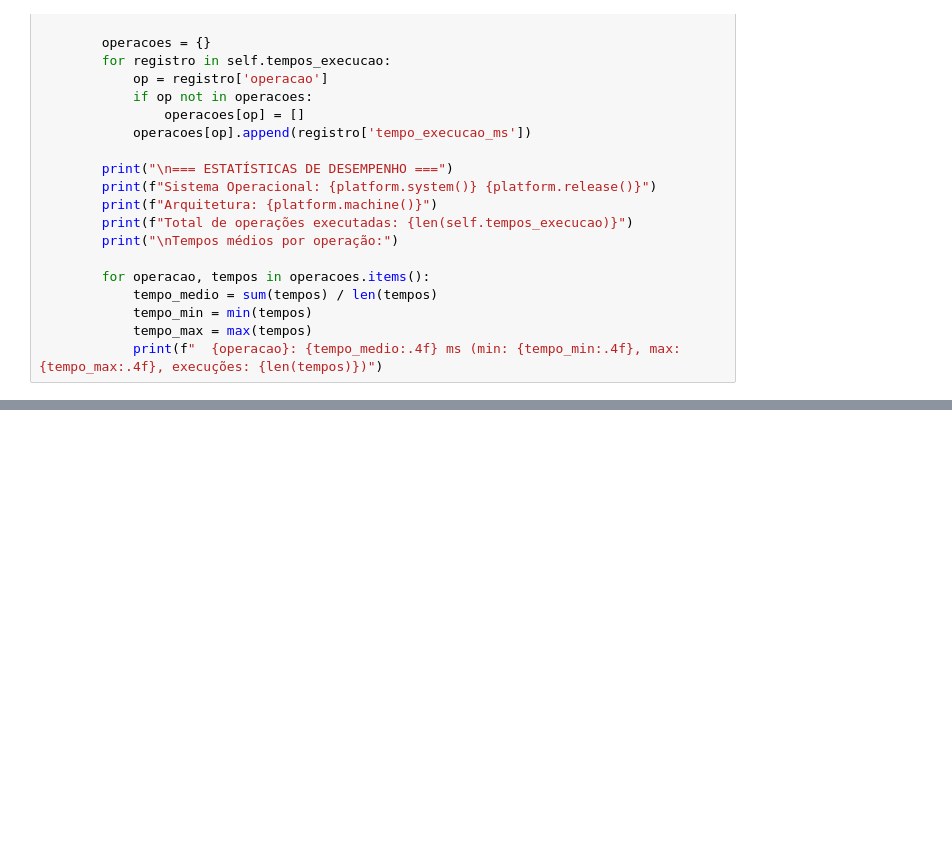
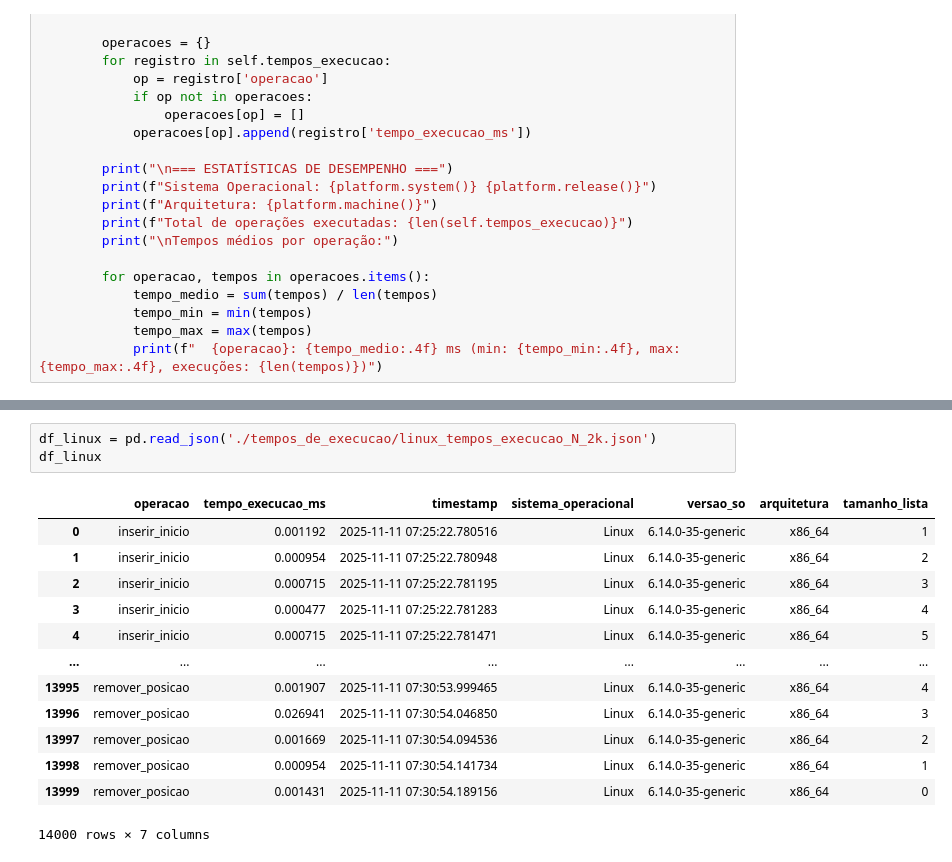
Before and after one commit to Dev-RMV/PB_Ciencia_da_Computacao, a Jupyter notebook: lista_encadeada.ipynb, the cells around one changed output, grey strips where cells are left out. Cells and saved outputs as stored; diff of their text form; blank space fills up the shorter version.

Commit message:
Benchmark no linux

```diff
--- a/lista_encadeada.ipynb
+++ b/lista_encadeada.ipynb
@@ -471,3 +471,20 @@ df
 | 17498 | remover_posicao | 0.001669 | 2025-11-11 06:57:45.992516 | Windows | 11 | AMD64 | 1 |
 | 17499 | remover_posicao | 0.001669 | 2025-11-11 06:57:46.088065 | Windows | 11 | AMD64 | 0 |
 17500 rows × 7 columns
+# %%
+df_linux = pd.read_json('./tempos_de_execucao/linux_tempos_execucao_N_2k.json')
+df_linux
+# %% [output]
+|  | operacao | tempo_execucao_ms | timestamp | sistema_operacional | versao_so | arquitetura | tamanho_lista |
+| 0 | inserir_inicio | 0.001192 | 2025-11-11 07:25:22.780516 | Linux | 6.14.0-35-generic | x86_64 | 1 |
+| 1 | inserir_inicio | 0.000954 | 2025-11-11 07:25:22.780948 | Linux | 6.14.0-35-generic | x86_64 | 2 |
+| 2 | inserir_inicio | 0.000715 | 2025-11-11 07:25:22.781195 | Linux | 6.14.0-35-generic | x86_64 | 3 |
+| 3 | inserir_inicio | 0.000477 | 2025-11-11 07:25:22.781283 | Linux | 6.14.0-35-generic | x86_64 | 4 |
+| 4 | inserir_inicio | 0.000715 | 2025-11-11 07:25:22.781471 | Linux | 6.14.0-35-generic | x86_64 | 5 |
+| ... | ... | ... | ... | ... | ... | ... | ... |
+| 13995 | remover_posicao | 0.001907 | 2025-11-11 07:30:53.999465 | Linux | 6.14.0-35-generic | x86_64 | 4 |
+| 13996 | remover_posicao | 0.026941 | 2025-11-11 07:30:54.046850 | Linux | 6.14.0-35-generic | x86_64 | 3 |
+| 13997 | remover_posicao | 0.001669 | 2025-11-11 07:30:54.094536 | Linux | 6.14.0-35-generic | x86_64 | 2 |
+| 13998 | remover_posicao | 0.000954 | 2025-11-11 07:30:54.141734 | Linux | 6.14.0-35-generic | x86_64 | 1 |
+| 13999 | remover_posicao | 0.001431 | 2025-11-11 07:30:54.189156 | Linux | 6.14.0-35-generic | x86_64 | 0 |
+14000 rows × 7 columns
```
Also changed, not shown: parts of 3 cells of this notebook, 1 other file.
